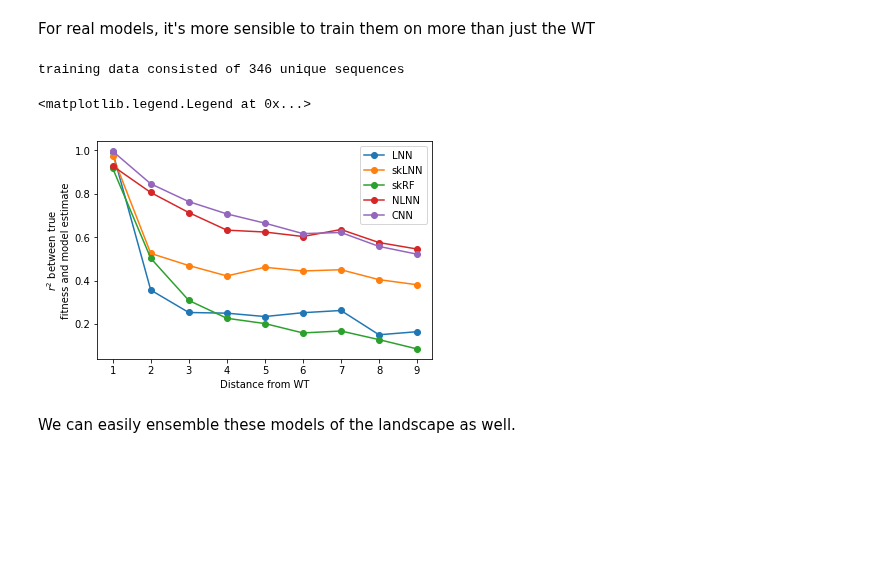
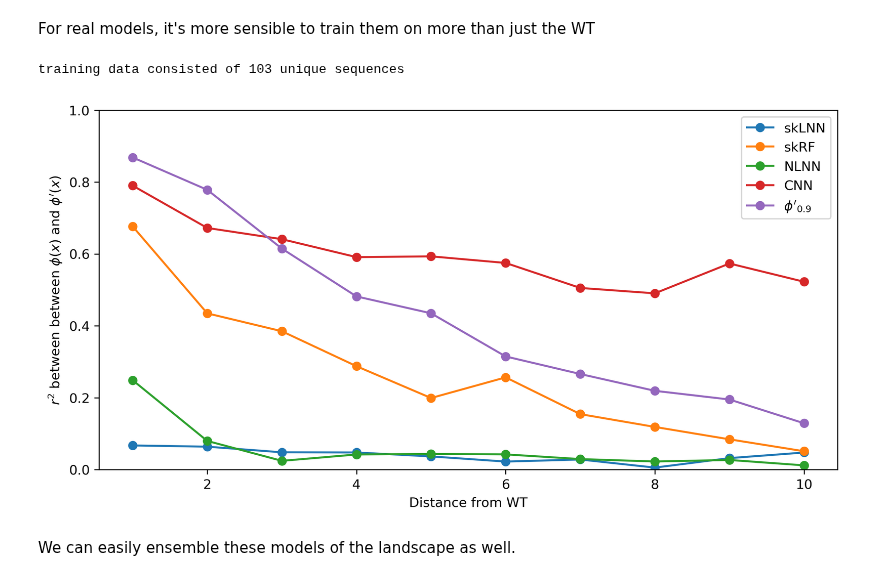
Before and after one commit to samsinai/FLEXS, a Jupyter notebook: examples/Tutorial.ipynb, the cells around one changed output. Drawn from its saved outputs; the diff is of its cells as text; code cells hidden in the pictures; blank space fills up the shorter version.

```diff
--- a/examples/Tutorial.ipynb
+++ b/examples/Tutorial.ipynb
@@ -108,7 +108,7 @@ here $d$ is the distance to the closest measured neighbor, and $\epsilon$ is a s
 # %%
 noisy_model_1 = Noisy_abstract_model(landscape_oracle, signal_strength=1)
 noisy_model_2 = Noisy_abstract_model(landscape_oracle, signal_strength=0.9)
-noisy_model_3 = Noisy_abstract_model(landscape_oracle, signal_strength=0.75)
+noisy_model_3 = Noisy_abstract_model(landscape_oracle, signal_strength=0.5)
 noisy_model_4 = Noisy_abstract_model(landscape_oracle, signal_strength=0.0)
 noisy_models=[noisy_model_1,noisy_model_2,noisy_model_3,noisy_model_4]
 # %%
@@ -119,8 +119,8 @@ Let's measure the fitness of some samples through the model
 # %%
 from utils.sequence_utils import generate_random_mutant
 # %%
-mutation_rate = 0.5
+mutation_rate = 0.2
 RNA_alphabet = "UCGA"
-samples = [generate_random_mutant(wt, mutation_rate, alphabet= RNA_alphabet) for i in range(10000)]
+samples = [generate_random_mutant(wt, mutation_rate*(i%5), alphabet= RNA_alphabet) for i in range(10000)]
 [(s, noisy_model_3.get_fitness(s)) for s in samples[:5]]
 # %% [output]
@@ -196,10 +197,10 @@ from models.Noisy_models.Neural_network_models import NN_model
 # %% [markdown]
 For real models, it's more sensible to train them on more than just the WT
 # %%
-training_sequences = list(set([generate_random_mutant(wt,0.2, RNA_alphabet) for i in range(0,500)]))
+training_sequences = list(set([generate_random_mutant(wt,0.2, RNA_alphabet) for i in range(0,120)]))
 print (f'training data consisted of {len(training_sequences)} unique sequences')
 # %% [output]
-training data consisted of 346 unique sequences
+training data consisted of 103 unique sequences
 # %%
 linear_architecture=Linear(len(wt), alphabet=RNA_alphabet)
 noisy_lnn_model=NN_model(landscape_oracle,linear_architecture)
@@ -229,19 +230,25 @@ cnn_architecture=CNNa(len(wt), alphabet=RNA_alphabet)
 noisy_cnn_model=NN_model(landscape_oracle,cnn_architecture)
 noisy_cnn_model.reset()
 noisy_cnn_model.update_model(training_sequences)
-corrs= get_corr_per_distance(samples,distances,noisy_cnn_model)
+corrs_CNN= get_corr_per_distance(samples,distances,noisy_cnn_model)
 # %%
-plt.plot(range(1,11),corrs_LNN,'o-', label="LNN")
+plt.figure(figsize=(10,5),dpi=300)
+
+#plt.plot(range(1,11),corrs_LNN,'o-', label="LNN")
 plt.plot(range(1,11),corrs_skLNN,'o-', label="skLNN")
 plt.plot(range(1,11),corrs_skrf,'o-', label="skRF")
 plt.plot(range(1,11),corrs_NLNN,'o-', label="NLNN")
-plt.plot(range(1,11),corrs,'o-', label="CNN")
-plt.ylabel("$r^2$ between true\nfitness and model estimate")
+plt.plot(range(1,11),corrs_CNN,'o-', label="CNN")
+
+plt.plot(range(1,11),corrs[1],'o-', label="$\phi'_{0.9}$")
+
+plt.ylabel("$r^2$ between between $\phi(x)$ and $\phi'(x)$")
 plt.xlabel("Distance from WT")
 plt.legend()
+plt.ylim(0,1)
+plt.savefig("noise_model_ens_100.pdf")
 # %% [output]
-<matplotlib.legend.Legend at 0x...>
-[figure, old version]
+[figure, new version]
 # %% [markdown]
 We can easily ensemble these models of the landscape as well.
 # %%
```
Also changed, not shown: parts of 10 cells of this notebook.
